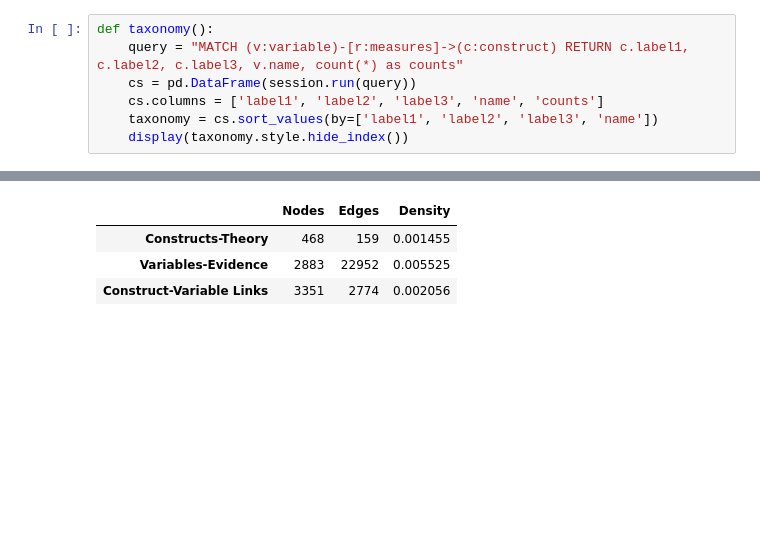
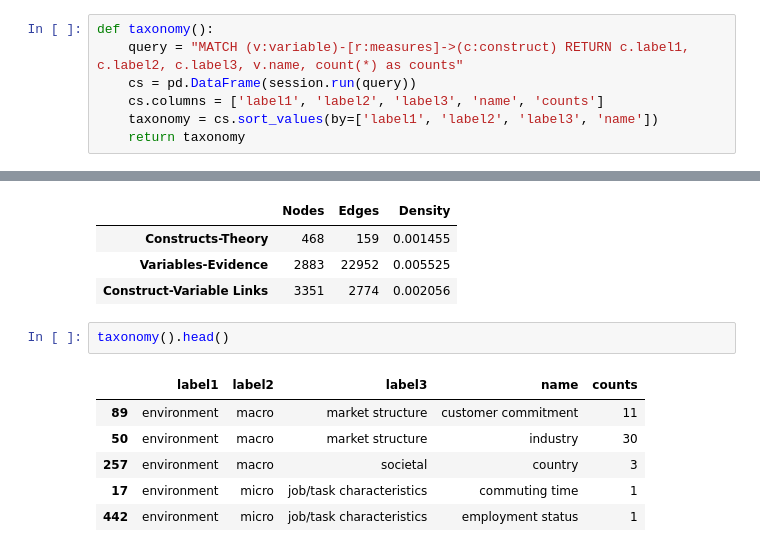
Before and after one commit to GoPeaks-AI/meta2causalgraph, a Jupyter notebook: Meta_Query2Graph.ipynb, the cells around one changed output, grey strips where cells are left out. Saved outputs shown, nothing was run; the diff lists cells and outputs as text; blank space fills up the shorter version.

```diff
--- a/Meta_Query2Graph.ipynb
+++ b/Meta_Query2Graph.ipynb
@@ -53,7 +55,7 @@ def taxonomy():
     cs = pd.DataFrame(session.run(query))
     cs.columns = ['label1', 'label2', 'label3', 'name', 'counts']
     taxonomy = cs.sort_values(by=['label1', 'label2', 'label3', 'name'])
-    display(taxonomy.style.hide_index())
+    return taxonomy
 # %%
 def meta_analysis(n1_level=None, n2_level=None, n1_searchterm=None, n2_searchterm=None, search_method='equal'):
 
@@ -749,3 +749,12 @@ neo4j_density()
 | Constructs-Theory | 468 | 159 | 0.001455 |
 | Variables-Evidence | 2883 | 22952 | 0.005525 |
 | Construct-Variable Links | 3351 | 2774 | 0.002056 |
+# %%
+taxonomy().head()
+# %% [output]
+|  | label1 | label2 | label3 | name | counts |
+| 89 | environment | macro | market structure | customer commitment | 11 |
+| 50 | environment | macro | market structure | industry | 30 |
+| 257 | environment | macro | societal | country | 3 |
+| 17 | environment | micro | job/task characteristics | commuting time | 1 |
+| 442 | environment | micro | job/task characteristics | employment status | 1 |
```
Also changed, not shown: parts of 7 cells of this notebook.
